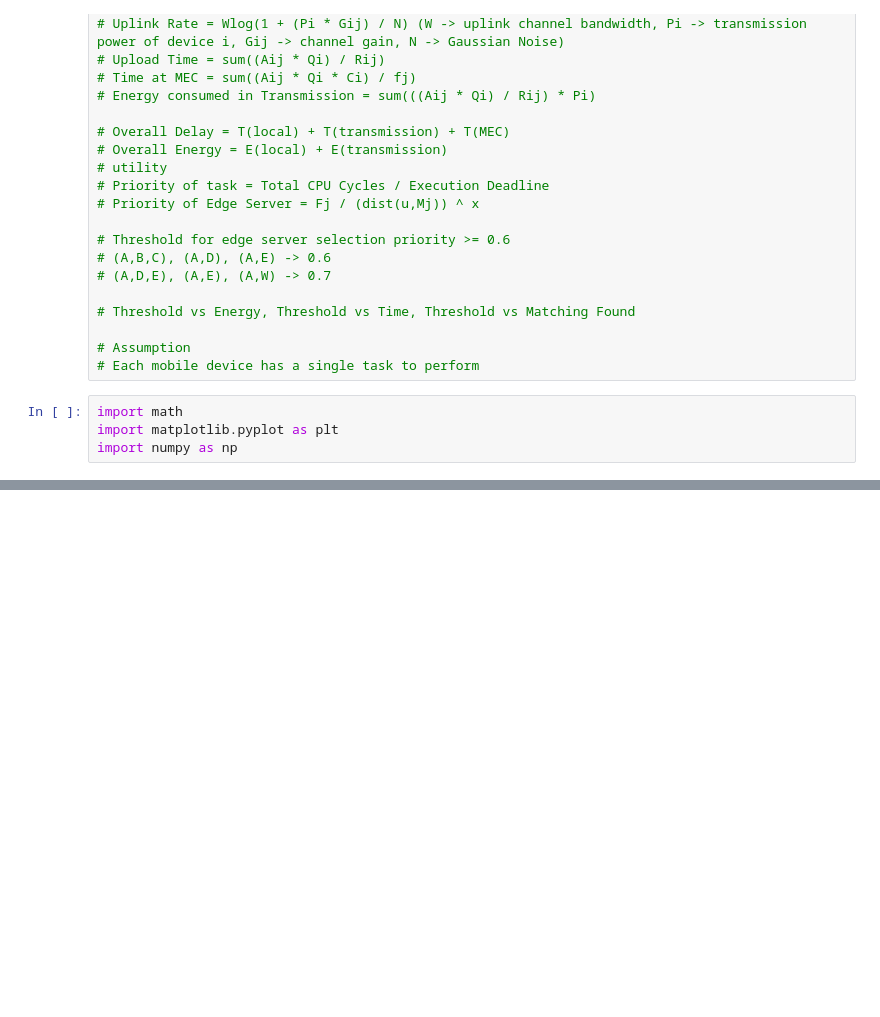
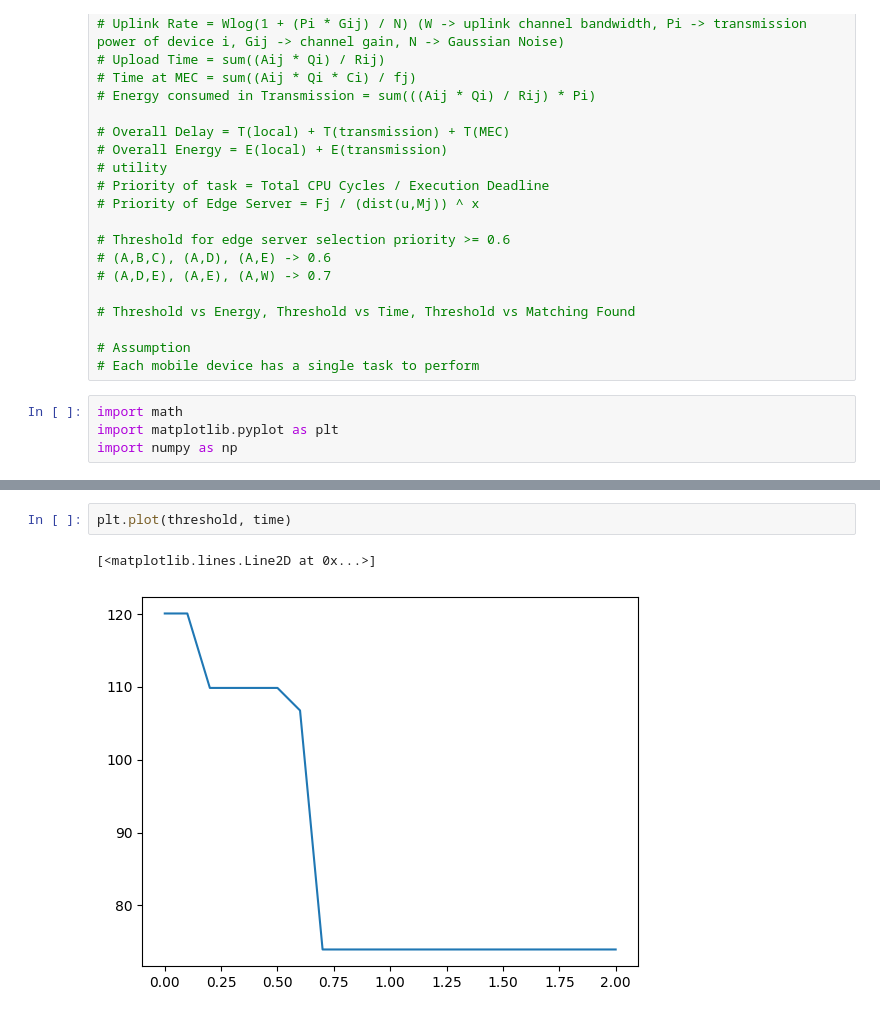
Before and after one commit to Zaid944/Task_Offloading, a Jupyter notebook: BTP.ipynb, the cells around one changed output, grey strips where cells are left out. Cells and saved outputs as stored; diff of their text form; blank space fills up the shorter version.

```diff
--- a/BTP.ipynb
+++ b/BTP.ipynb
@@ -192,0 +194,5 @@ overall energy consumption is : 116549.7208545564
+# %%
+plt.plot(threshold, time)
+# %% [output]
+[<matplotlib.lines.Line2D at 0x...>]
+[figure, added]
```
Also changed, not shown: parts of 11 cells of this notebook.
